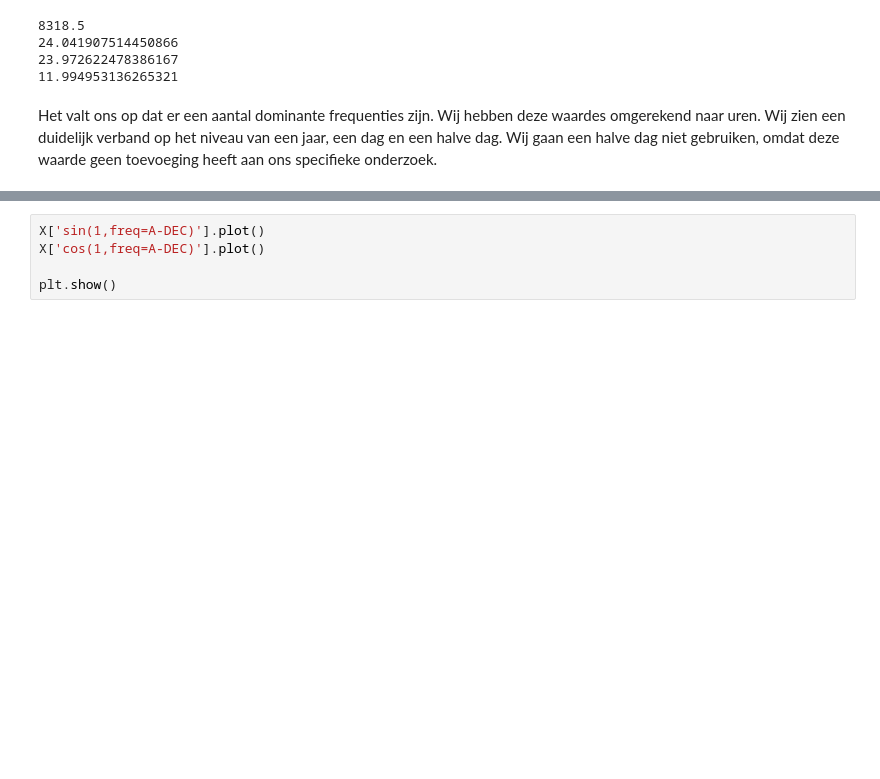
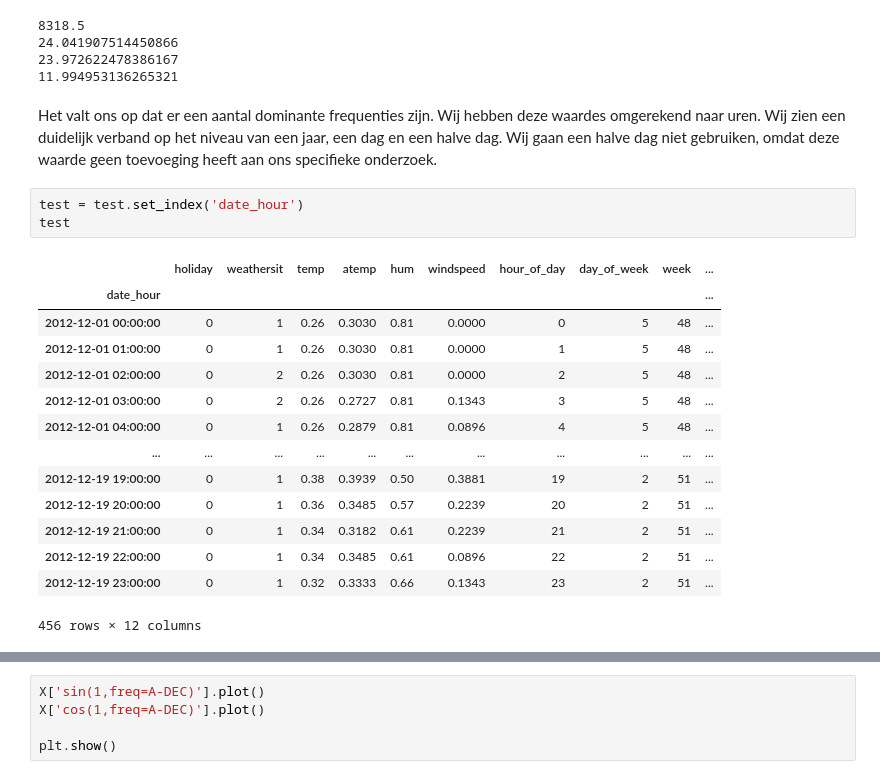
Before and after one commit to NimaGhafar/machine_learning_deurwaardes, a Jupyter notebook: Heethoofd_Portfolio.ipynb, the cells around one changed output, grey strips where cells are left out. Cells and saved outputs as stored; diff of their text form; blank space fills up the shorter version.

```diff
--- a/Heethoofd_Portfolio.ipynb
+++ b/Heethoofd_Portfolio.ipynb
@@ -671,3 +683,21 @@ for peak in peaks:
 11.994953136265321
 # %% [markdown]
 Het valt ons op dat er een aantal dominante frequenties zijn. Wij hebben deze waardes omgerekend naar uren. Wij zien een duidelijk verband op het niveau van een jaar, een dag en een halve dag. Wij gaan een halve dag niet gebruiken, omdat deze waarde geen toevoeging heeft aan ons specifieke onderzoek.
+# %%
+test = test.set_index('date_hour')
+test
+# %% [output]
+|  | holiday | weathersit | temp | atemp | hum | windspeed | hour_of_day | day_of_week | week | ... |
+| date_hour |  |  |  |  |  |  |  |  |  | ... |
+| 2012-12-01 00:00:00 | 0 | 1 | 0.26 | 0.3030 | 0.81 | 0.0000 | 0 | 5 | 48 | ... |
+| 2012-12-01 01:00:00 | 0 | 1 | 0.26 | 0.3030 | 0.81 | 0.0000 | 1 | 5 | 48 | ... |
+| 2012-12-01 02:00:00 | 0 | 2 | 0.26 | 0.3030 | 0.81 | 0.0000 | 2 | 5 | 48 | ... |
+| 2012-12-01 03:00:00 | 0 | 2 | 0.26 | 0.2727 | 0.81 | 0.1343 | 3 | 5 | 48 | ... |
+| 2012-12-01 04:00:00 | 0 | 1 | 0.26 | 0.2879 | 0.81 | 0.0896 | 4 | 5 | 48 | ... |
+| ... | ... | ... | ... | ... | ... | ... | ... | ... | ... | ... |
+| 2012-12-19 19:00:00 | 0 | 1 | 0.38 | 0.3939 | 0.50 | 0.3881 | 19 | 2 | 51 | ... |
+| 2012-12-19 20:00:00 | 0 | 1 | 0.36 | 0.3485 | 0.57 | 0.2239 | 20 | 2 | 51 | ... |
+| 2012-12-19 21:00:00 | 0 | 1 | 0.34 | 0.3182 | 0.61 | 0.2239 | 21 | 2 | 51 | ... |
+| 2012-12-19 22:00:00 | 0 | 1 | 0.34 | 0.3485 | 0.61 | 0.0896 | 22 | 2 | 51 | ... |
+| 2012-12-19 23:00:00 | 0 | 1 | 0.32 | 0.3333 | 0.66 | 0.1343 | 23 | 2 | 51 | ... |
+456 rows × 12 columns
```
Also changed, not shown: parts of 24 cells of this notebook.
